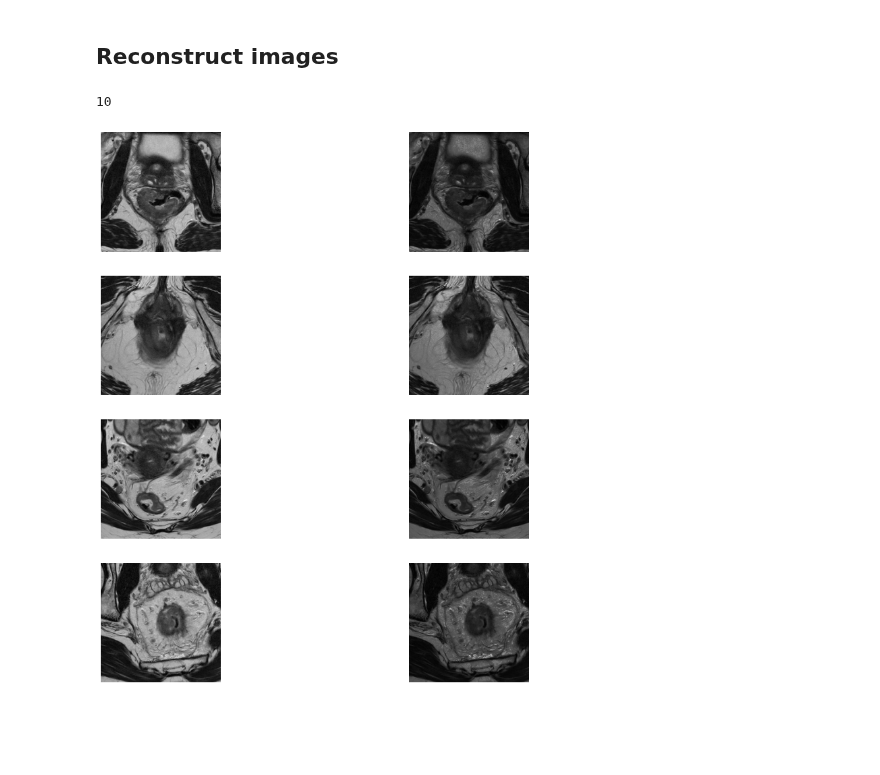
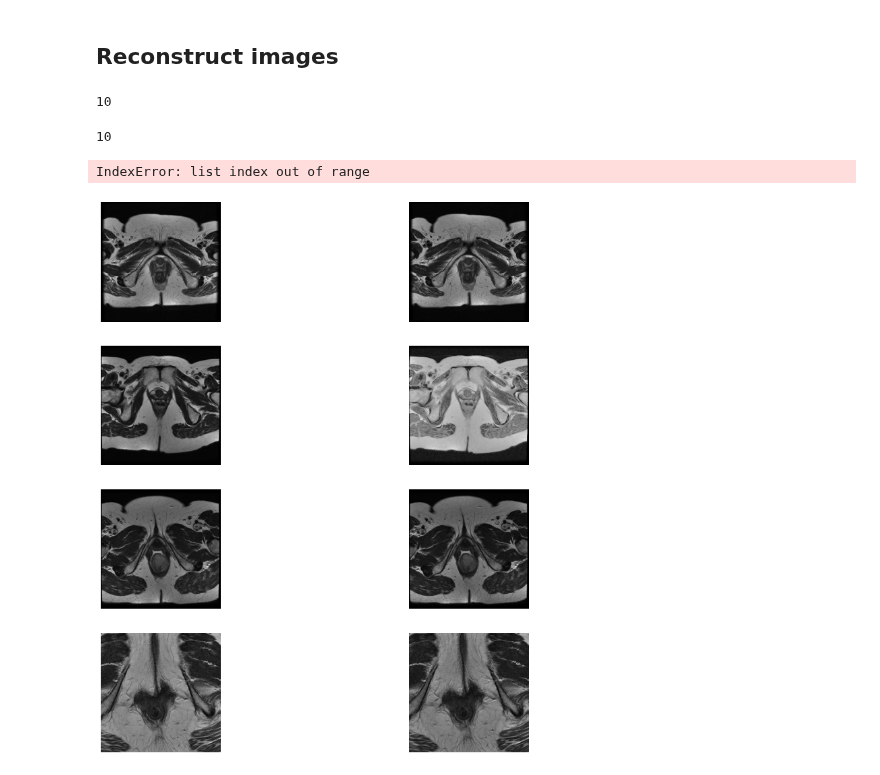
Before and after one commit to IngvildAskimAdde/MasterThesis, a Jupyter notebook: standardinzing_images.ipynb, the cells around one changed output. Cells and saved outputs as stored; diff of their text form; code cells hidden in the pictures; blank space fills up the shorter version.

```diff
--- a/standardinzing_images.ipynb
+++ b/standardinzing_images.ipynb
@@ -389,12 +404,6 @@ def reconstruct_images(array, image_size):
         images.append(reconstruct_image_array(array[i], image_size[i]))
 
     return images
-# %%
-im_before = reconstruct_images(pixel_values_trans, img_sizes_trans)
-im_after = reconstruct_images(new_pixels, img_sizes_trans)
-print(len(im_before))
-# %% [output]
-10
 # %%
 def plot_single_image(ax, img):
     """
@@ -423,6 +457,18 @@ def plot_images(images_b, images_a, slice_number):
+# %%
+print(len(im_after_LARC))
+# %% [output]
+10
+# %%
+dst_list_LARC = create_destination_paths('/Volumes/LaCie/MasterThesis_Ingvild/LARC_cropped_HistStand')
+dst_list_LARC = dst_list_LARC[10:20]
+print(len(dst_list_LARC))
+save_images(LARC, im_after_LARC, dst_list_LARC, 'image.nii', '1 RTSTRUCT LARC_MRS1-label.nii')
+# %% [output]
+10
+IndexError: list index out of range
 # %%
-before = im_before[4:8]
-after = im_after[4:8]
-plot_images(before, after, 12)
+before = im_before[10:14]
+after = im_after[10:14]
+plot_images(before, after, 5)
 # %% [output]
-[figure, old version]
+[figure, new version]
```
Also changed, not shown: parts of 57 cells of this notebook, 6 other files.
